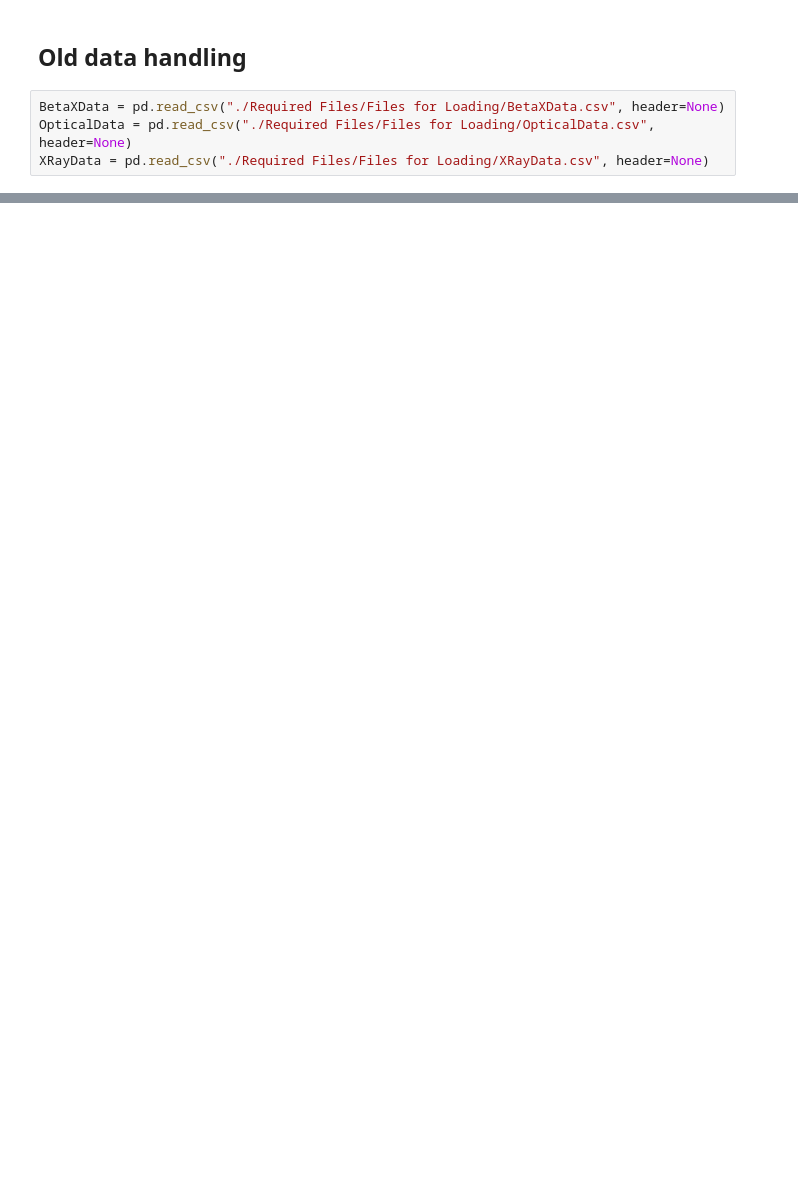
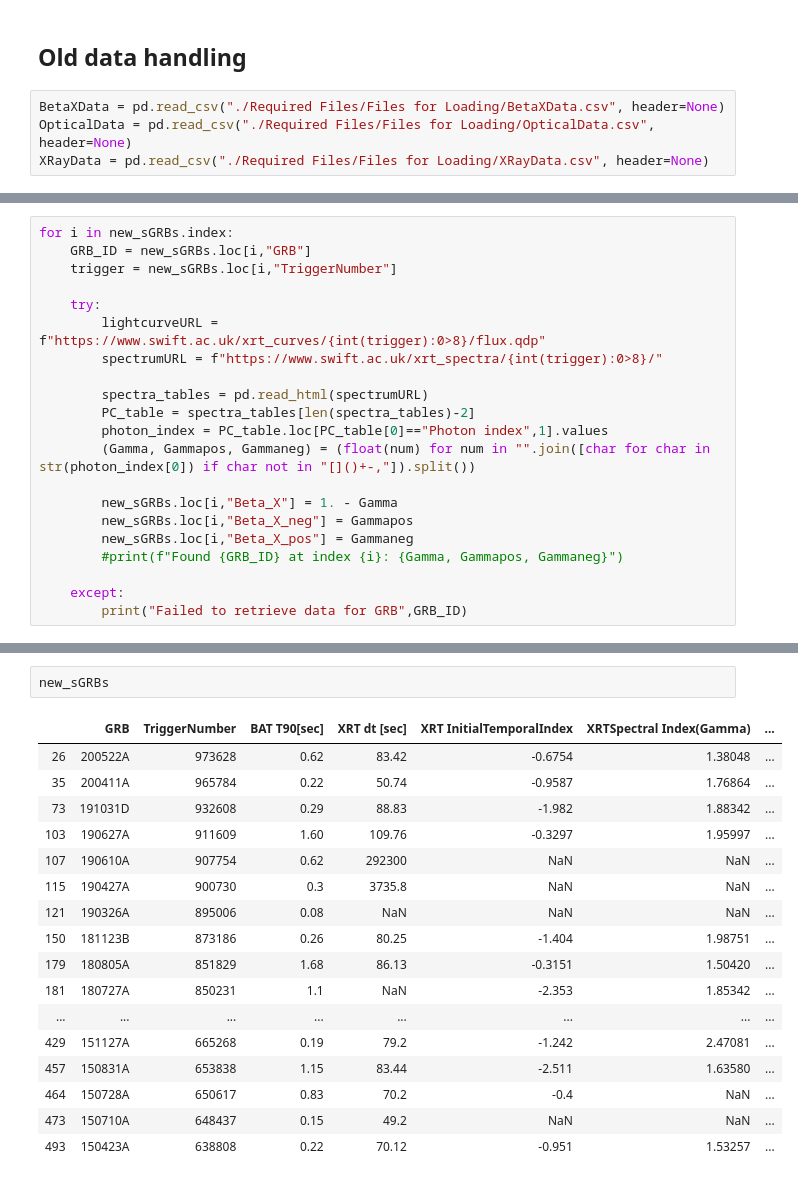
Before and after one commit to cgobat/dark-GRBs, a Jupyter notebook: exploratory.ipynb, the cells around one changed output, grey strips where cells are left out. Drawn from its saved outputs; the diff is of its cells as text; blank space fills up the shorter version.

```diff
--- a/exploratory.ipynb
+++ b/exploratory.ipynb
@@ -168,0 +178,21 @@ plt.show()
+# %%
+for i in new_sGRBs.index:
+    GRB_ID = new_sGRBs.loc[i,"GRB"]
+    trigger = new_sGRBs.loc[i,"TriggerNumber"]
+
+    try:
+        lightcurveURL = f"https://www.swift.ac.uk/xrt_curves/{int(trigger):0>8}/flux.qdp"
+        spectrumURL = f"https://www.swift.ac.uk/xrt_spectra/{int(trigger):0>8}/"
+
+        spectra_tables = pd.read_html(spectrumURL)
+        PC_table = spectra_tables[len(spectra_tables)-2]
+        photon_index = PC_table.loc[PC_table[0]=="Photon index",1].values
+        (Gamma, Gammapos, Gammaneg) = (float(num) for num in "".join([char for char in str(photon_index[0]) if char not in "[]()+-,"]).split())
+
+        new_sGRBs.loc[i,"Beta_X"] = 1. - Gamma
+        new_sGRBs.loc[i,"Beta_X_neg"] = Gammapos
+        new_sGRBs.loc[i,"Beta_X_pos"] = Gammaneg
+        #print(f"Found {GRB_ID} at index {i}: {Gamma, Gammapos, Gammaneg}")
+
+    except:
+        print("Failed to retrieve data for GRB",GRB_ID)
@@ -168,0 +212,20 @@ plt.show()
+# %%
+new_sGRBs
+# %% [output]
+|  | GRB | TriggerNumber | BAT T90[sec] | XRT dt [sec] | XRT InitialTemporalIndex | XRTSpectral Index(Gamma) | ... |
+| 26 | 200522A | 973628 | 0.62 | 83.42 | -0.6754 | 1.38048 | ... |
+| 35 | 200411A | 965784 | 0.22 | 50.74 | -0.9587 | 1.76864 | ... |
+| 73 | 191031D | 932608 | 0.29 | 88.83 | -1.982 | 1.88342 | ... |
+| 103 | 190627A | 911609 | 1.60 | 109.76 | -0.3297 | 1.95997 | ... |
+| 107 | 190610A | 907754 | 0.62 | 292300 | NaN | NaN | ... |
+| 115 | 190427A | 900730 | 0.3 | 3735.8 | NaN | NaN | ... |
+| 121 | 190326A | 895006 | 0.08 | NaN | NaN | NaN | ... |
+| 150 | 181123B | 873186 | 0.26 | 80.25 | -1.404 | 1.98751 | ... |
+| 179 | 180805A | 851829 | 1.68 | 86.13 | -0.3151 | 1.50420 | ... |
+| 181 | 180727A | 850231 | 1.1 | NaN | -2.353 | 1.85342 | ... |
+| ... | ... | ... | ... | ... | ... | ... | ... |
+| 429 | 151127A | 665268 | 0.19 | 79.2 | -1.242 | 2.47081 | ... |
+| 457 | 150831A | 653838 | 1.15 | 83.44 | -2.511 | 1.63580 | ... |
+| 464 | 150728A | 650617 | 0.83 | 70.2 | -0.4 | NaN | ... |
+| 473 | 150710A | 648437 | 0.15 | 49.2 | NaN | NaN | ... |
+| 493 | 150423A | 638808 | 0.22 | 70.12 | -0.951 | 1.53257 | ... |
```
Also changed, not shown: parts of 10 cells of this notebook, 5 other files.
